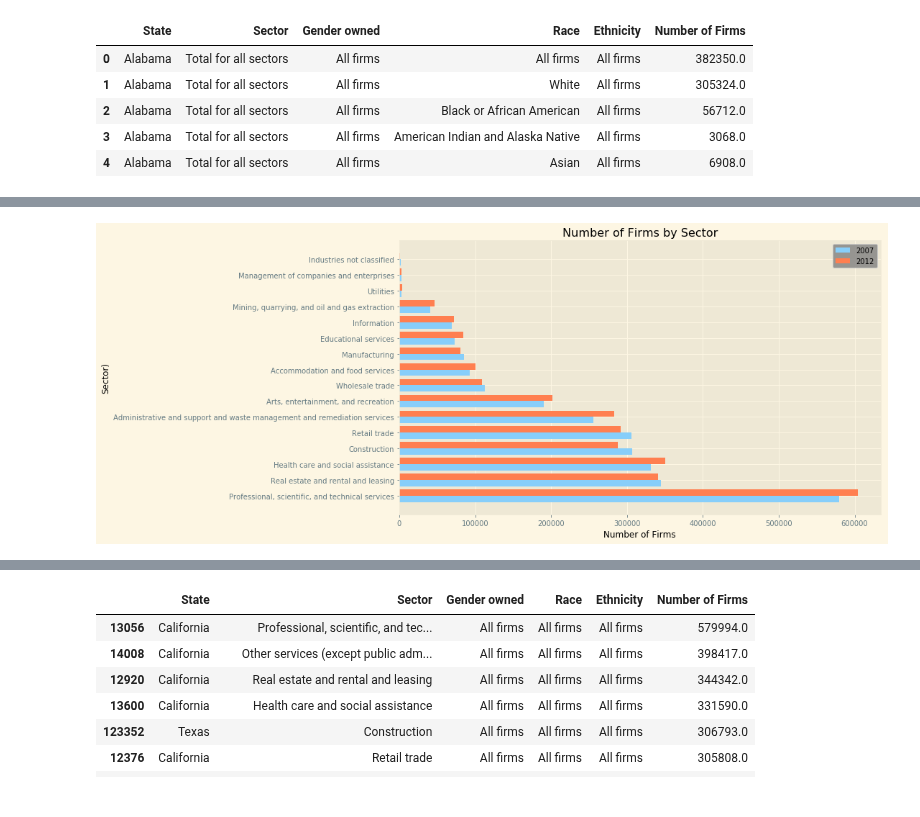
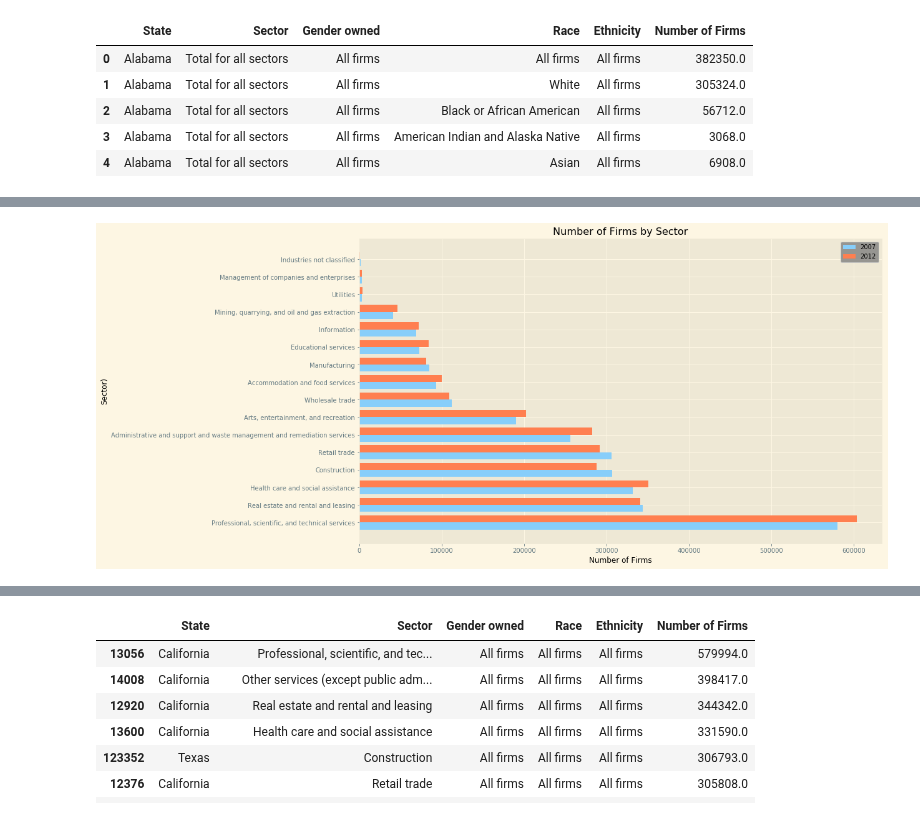
Before and after one commit to tafolabi/Project_Alpha, a Jupyter notebook: 2007.ipynb, the cells around one changed output, grey strips where cells are left out. Drawn from its saved outputs; the diff is of its cells as text; code cells hidden in the pictures.

Commit message:
enlarged chart

```diff
--- a/2007.ipynb
+++ b/2007.ipynb
@@ -527,28 +677,28 @@ Name: Number of Firms_y, dtype: int64
 # %%
 #sector_total=pd.concat([df_total,df_total2])
 # plt.barh(merge_sectors["Sector"],merge_sectors["Number of Firms_x"],label=2007)
 # plt.barh(merge_sectors["Sector"],merge_sectors["Number of Firms_y"],label= 2012)
 # plt.title('Revenue of Firms per Sector', color='black')
 # plt.ylabel(('Sector)'), color='black')
 # plt.xlabel(('Number of Firms'), color='black')
 
 #plt.ticklabel_format(style='plain', axis='y', color='black')
 
 ypos = np.arange(len(merge_sectors["Sector"]))
 plt.yticks(ypos+0.2, merge_sectors["Sector"])
 bar_width = 0.4
 plt.title('Number of Firms by Sector', color='black')
 plt.ylabel(('Sector)'), color='black')
 plt.xlabel(('Number of Firms'), color='black')
 plt.barh(ypos,num_2007,bar_width,label='2007', facecolor='lightskyblue', align='center')
 plt.barh(ypos+bar_width, num_2012,bar_width,label='2012', facecolor='coral', align='center')
 legend = plt.legend()
-plt.rcParams['figure.figsize']= (12,7)
+plt.rcParams['figure.figsize']= (14,7)
 plt.style.use('Solarize_Light2')
 legend.get_frame().set_facecolor('grey')
 plt.savefig("Output/Top 5 and Bottom 5 Sectors for both 2007 and 2012.png")
 # %% [output]
-[figure, old version]
+[figure, new version]
 # %%
 sector_total=pd.concat([df_total,df_total2])
 plt.barh(sector_total["Sector"],sector_total["Number of Firms"])
```
Also changed, not shown: parts of 23 cells of this notebook, 4 other files.
